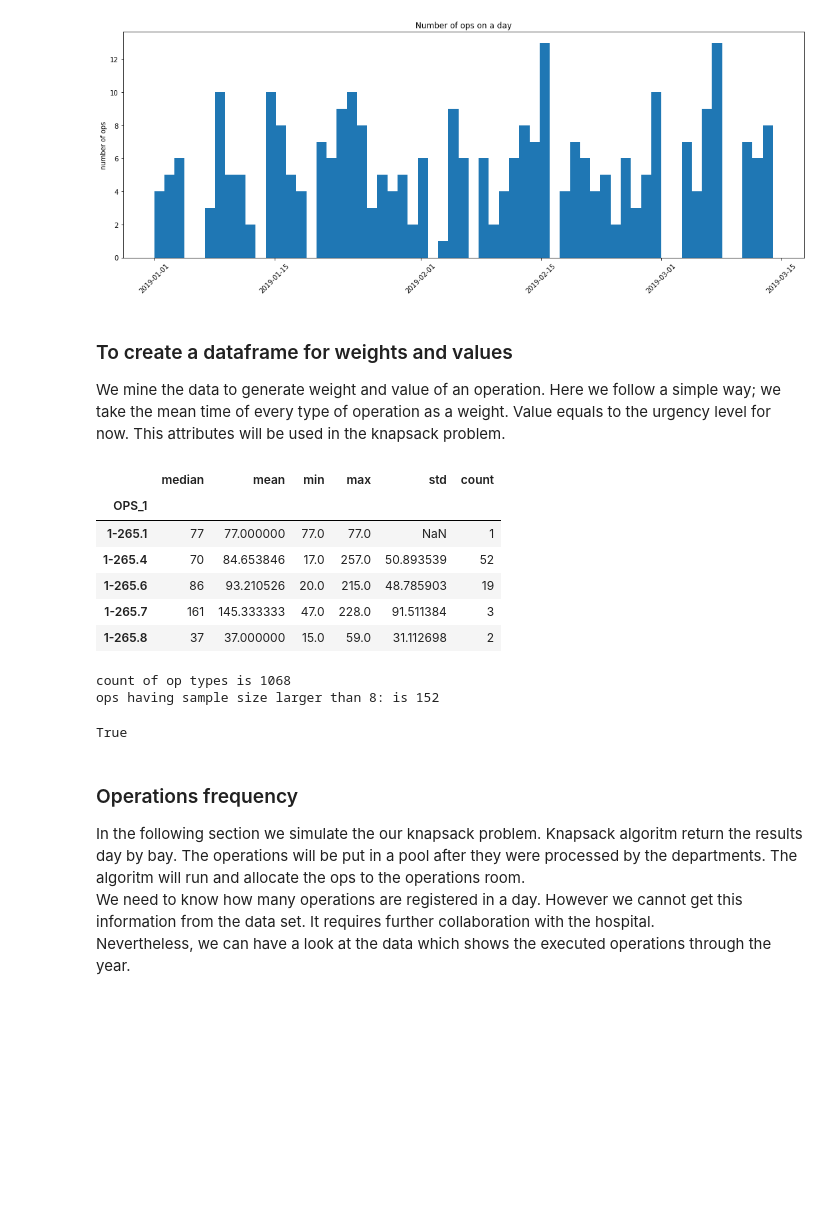
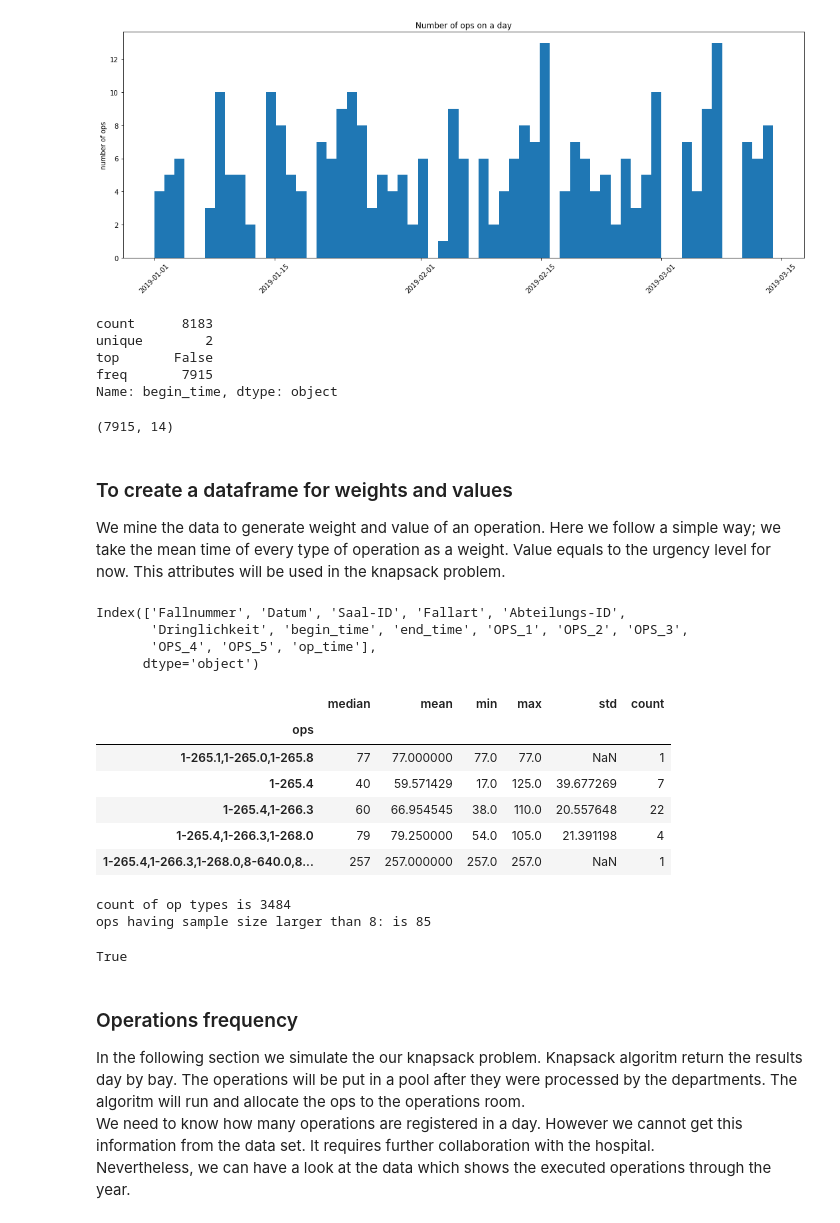
Before and after one commit to KurtHeld23/or_club, a Jupyter notebook: op_room/1_op_room.ipynb, the cells around one changed output. Drawn from its saved outputs; the diff is of its cells as text; code cells hidden in the pictures; blank space fills up the shorter version.

```diff
--- a/op_room/1_op_room.ipynb
+++ b/op_room/1_op_room.ipynb
@@ -123,11 +112,11 @@ df=df_ops.copy()
 df.columns=df.columns.str.replace(' ','_',regex=True)
 df.columns=df.columns.str.replace("\n","")
 df.columns=df.columns.str.replace(".","")
-#df.columns
+print(df.columns)
 
 df=df[['Fallnummer_(analog_zu_§_21-Daten)', 'Datum', 'Saal-ID',
        'Fallart', 'Abteilungs-ID', 'Dringlichkeit', 'O8',
-       'O10',  'OPS_1']]
+       'O10',  'OPS_1','OPS_2','OPS_3','OPS_4','OPS_5']]
 df=df.drop(df.index[[0,1,2,3,4]])
 
 df = df.rename(columns={'O8': 'begin_time', 'O10':'end_time','Fallnummer_(analog_zu_§_21-Daten)': 'Fallnummer' })
@@ -177,36 +182,64 @@ plt.xticks(rotation=45)
 plt.tight_layout()
 # %% [output]
 [figure]
+# %%
+# Remove out of working time operations, probably emergencies.
+mask=(df['begin_time'].dt.hour<7)|(df['begin_time'].dt.hour>18)
+print(mask.describe())
+df.drop(df[mask==True].index, inplace=True)
+# %% [output]
+count      8183
+unique        2
+top       False
+freq       7915
+Name: begin_time, dtype: object
+# %%
+df.shape
+# %% [output]
+(7915, 14)
 # %% [markdown]
 ### To create a dataframe for weights and values
 We mine the data to generate weight and value of an operation.
 Here we follow a simple way; we take the mean time of every type of operation as a weight.
 Value equals to the urgency level for now.
 This attributes will be used in the knapsack problem.
+# %%
+df.columns
+# %% [output]
+Index(['Fallnummer', 'Datum', 'Saal-ID', 'Fallart', 'Abteilungs-ID',
+       'Dringlichkeit', 'begin_time', 'end_time', 'OPS_1', 'OPS_2', 'OPS_3',
+       'OPS_4', 'OPS_5', 'op_time'],
+      dtype='object')
 # %%
 # To mine data to get usefull info for weight and value coefficients.
 # Weight of an op is the operation time.
 # value is the urgency level (Dringlichkeit)
 # Later on, waiting time in the basket can also be used for profit coefficient assignments.
+df['ops'] = df[df.columns[8:13]].apply(
+    lambda x: ','.join(x.dropna().astype(str)),
+    axis=1
+)
+df
 
-df2=df.groupby('OPS_1').agg({'op_time':['median']}).astype(int)
-df2[['mean','min','max']]=df.groupby('OPS_1').agg({'op_time':['mean','min','max']})
 
-df2['std']=df.groupby(['OPS_1'])['op_time'].std()
-df2['count']=df.groupby(['OPS_1']).size()
+df2=df.groupby('ops').agg({'op_time':['median']}).astype(int)
+df2[['mean','min','max']]=df.groupby('ops').agg({'op_time':['mean','min','max']})
+
+df2['std']=df.groupby('ops')['op_time'].std()
+df2['count']=df.groupby('ops').size()
 df2.columns=['median','mean','min','max', 'std', 'count']
 
 
 
 df2.head(5)
 # %% [output]
 |  | median | mean | min | max | std | count |
-| OPS_1 |  |  |  |  |  |  |
-| 1-265.1 | 77 | 77.000000 | 77.0 | 77.0 | NaN | 1 |
-| 1-265.4 | 70 | 84.653846 | 17.0 | 257.0 | 50.893539 | 52 |
-| 1-265.6 | 86 | 93.210526 | 20.0 | 215.0 | 48.785903 | 19 |
-| 1-265.7 | 161 | 145.333333 | 47.0 | 228.0 | 91.511384 | 3 |
-| 1-265.8 | 37 | 37.000000 | 15.0 | 59.0 | 31.112698 | 2 |
+| ops |  |  |  |  |  |  |
+| 1-265.1,1-265.0,1-265.8 | 77 | 77.000000 | 77.0 | 77.0 | NaN | 1 |
+| 1-265.4 | 40 | 59.571429 | 17.0 | 125.0 | 39.677269 | 7 |
+| 1-265.4,1-266.3 | 60 | 66.954545 | 38.0 | 110.0 | 20.557648 | 22 |
+| 1-265.4,1-266.3,1-268.0 | 79 | 79.250000 | 54.0 | 105.0 | 21.391198 | 4 |
+| 1-265.4,1-266.3,1-268.0,8-640.0,8... | 257 | 257.000000 | 257.0 | 257.0 | NaN | 1 |
 # %%
 print('count of op types is',df2.shape[0])
 print('ops having sample size larger than 8: is',df2[df2['count']>8].shape[0])
@@ -215,8 +248,8 @@ print('ops having sample size larger than 8: is',df2[df2['count']>8].shape[0])
 
 df.index.is_unique # index will be used to identify the operations
 # %% [output]
-count of op types is 1068
-ops having sample size larger than 8: is 152
+count of op types is 3484
+ops having sample size larger than 8: is 85
 True
 # %% [markdown]
 ### Operations frequency
```
Also changed, not shown: parts of 13 cells of this notebook.
